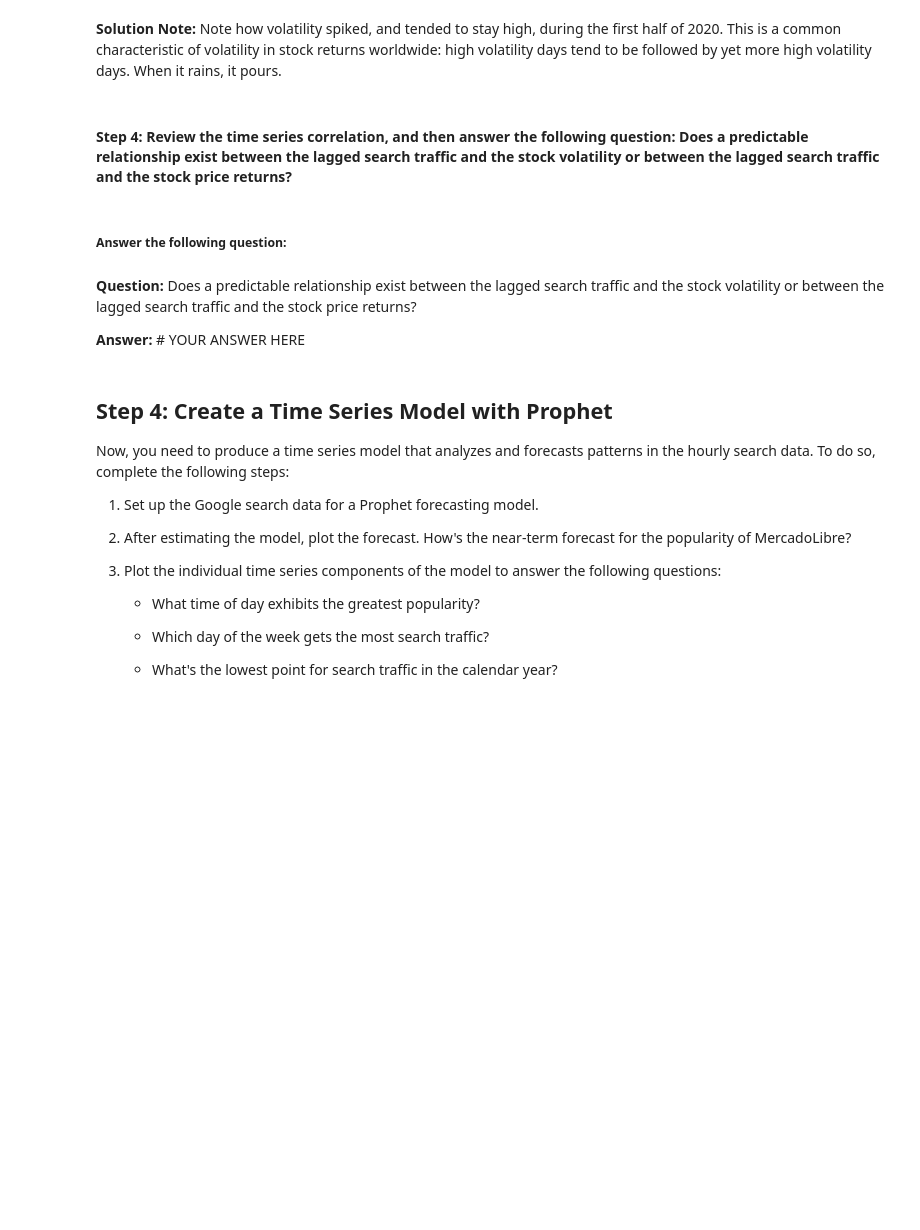
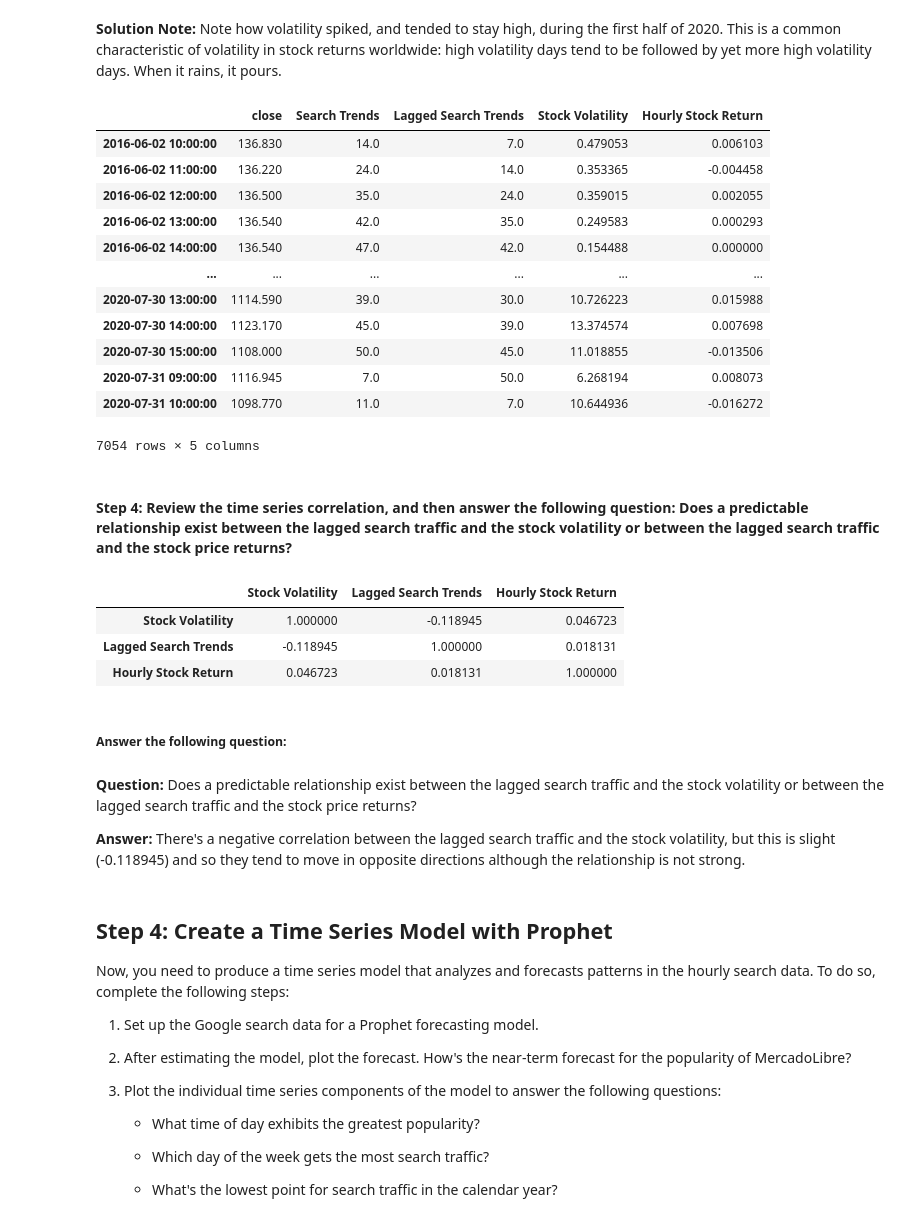
Before and after one commit to MatthewTsiglopoulos/Unit-11-HW, a Jupyter notebook: forecasting_net_prophet.ipynb, the cells around one changed output. Cells and saved outputs as stored; diff of their text form; code cells hidden in the pictures; blank space fills up the shorter version.

```diff
--- a/forecasting_net_prophet.ipynb
+++ b/forecasting_net_prophet.ipynb
@@ -302,7 +376,7 @@ hv.extension('bokeh')
 # %%
 # Concatenate the df_mercado_stock DataFrame with the df_mercado_trends DataFrame
 # Concatenate the DataFrame by columns (axis=1), and drop and rows with only one column of data
-mercado_stock_trends_df = # YOUR CODE HERE
+mercado_stock_trends_df = pd.concat([df_mercado_stock, df_mercado_trends], axis=1, sort='ascending').dropna()
 
 # View the first and last five rows of the DataFrame
-# YOUR CODE HERE
+mercado_stock_trends_df[5:-5]
@@ -337,4 +444,5 @@ hv.extension('bokeh')
 # %%
 # Create a new column in the mercado_stock_trends_df DataFrame called Lagged Search Trends
 # This column should shift the Search Trends information by one hour
-mercado_stock_trends_df['Lagged Search Trends'] = # YOUR CODE HERE
+mercado_stock_trends_df['Lagged Search Trends'] = mercado_stock_trends_df['Search Trends'].shift(1)
+mercado_stock_trends_df
@@ -341,4 +463,5 @@ mercado_stock_trends_df['Lagged Search Trends'] = # YOUR CODE HERE
 # %%
 # Create a new column in the mercado_stock_trends_df DataFrame called Stock Volatility
 # This column should calculate the standard deviation of the closing stock price return data over a 4 period rolling window
-mercado_stock_trends_df['Stock Volatility'] = # YOUR CODE HERE
+mercado_stock_trends_df['Stock Volatility'] = mercado_stock_trends_df['close'].rolling(window=4).std()
+mercado_stock_trends_df
@@ -353,21 +499,41 @@ hv.extension('bokeh')
 # %%
 # Create a new column in the mercado_stock_trends_df DataFrame called Hourly Stock Return
 # This column should calculate hourly return percentage of the closing price
-mercado_stock_trends_df['Hourly Stock Return'] = # YOUR CODE HERE
+mercado_stock_trends_df['Hourly Stock Return'] = mercado_stock_trends_df['close'].pct_change()
+mercado_stock_trends_df = mercado_stock_trends_df.dropna()
 # %%
 # View the first and last five rows of the mercado_stock_trends_df DataFrame
-# YOUR CODE HERE
+mercado_stock_trends_df[5:-5]
+# %% [output]
+|  | close | Search Trends | Lagged Search Trends | Stock Volatility | Hourly Stock Return |
+| 2016-06-02 10:00:00 | 136.830 | 14.0 | 7.0 | 0.479053 | 0.006103 |
+| 2016-06-02 11:00:00 | 136.220 | 24.0 | 14.0 | 0.353365 | -0.004458 |
+| 2016-06-02 12:00:00 | 136.500 | 35.0 | 24.0 | 0.359015 | 0.002055 |
+| 2016-06-02 13:00:00 | 136.540 | 42.0 | 35.0 | 0.249583 | 0.000293 |
+| 2016-06-02 14:00:00 | 136.540 | 47.0 | 42.0 | 0.154488 | 0.000000 |
+| ... | ... | ... | ... | ... | ... |
+| 2020-07-30 13:00:00 | 1114.590 | 39.0 | 30.0 | 10.726223 | 0.015988 |
+| 2020-07-30 14:00:00 | 1123.170 | 45.0 | 39.0 | 13.374574 | 0.007698 |
+| 2020-07-30 15:00:00 | 1108.000 | 50.0 | 45.0 | 11.018855 | -0.013506 |
+| 2020-07-31 09:00:00 | 1116.945 | 7.0 | 50.0 | 6.268194 | 0.008073 |
+| 2020-07-31 10:00:00 | 1098.770 | 11.0 | 7.0 | 10.644936 | -0.016272 |
+7054 rows × 5 columns
 # %% [markdown]
 #### Step 4: Review the time series correlation, and then answer the following question: Does a predictable relationship exist between the lagged search traffic and the stock volatility or between the lagged search traffic and the stock price returns?
 # %%
 # Construct correlation table of Stock Volatility, Lagged Search Trends, and Hourly Stock Return
-# YOUR CODE HERE
+mercado_stock_trends_df[['Stock Volatility', 'Lagged Search Trends', 'Hourly Stock Return']].corr()
+# %% [output]
+|  | Stock Volatility | Lagged Search Trends | Hourly Stock Return |
+| Stock Volatility | 1.000000 | -0.118945 | 0.046723 |
+| Lagged Search Trends | -0.118945 | 1.000000 | 0.018131 |
+| Hourly Stock Return | 0.046723 | 0.018131 | 1.000000 |
 # %% [markdown]
 ##### Answer the following question:
 # %% [markdown]
 **Question:** Does a predictable relationship exist between the lagged search traffic and the stock volatility or between the lagged search traffic and the stock price returns?
 
-**Answer:** # YOUR ANSWER HERE
+**Answer:** There's a negative correlation between the lagged search traffic and the stock volatility, but this is slight (-0.118945) and so they tend to move in opposite directions although the relationship is not strong.
 # %% [markdown]
 ## Step 4: Create a Time Series Model with Prophet
 
```
Also changed, not shown: parts of 35 cells of this notebook.
